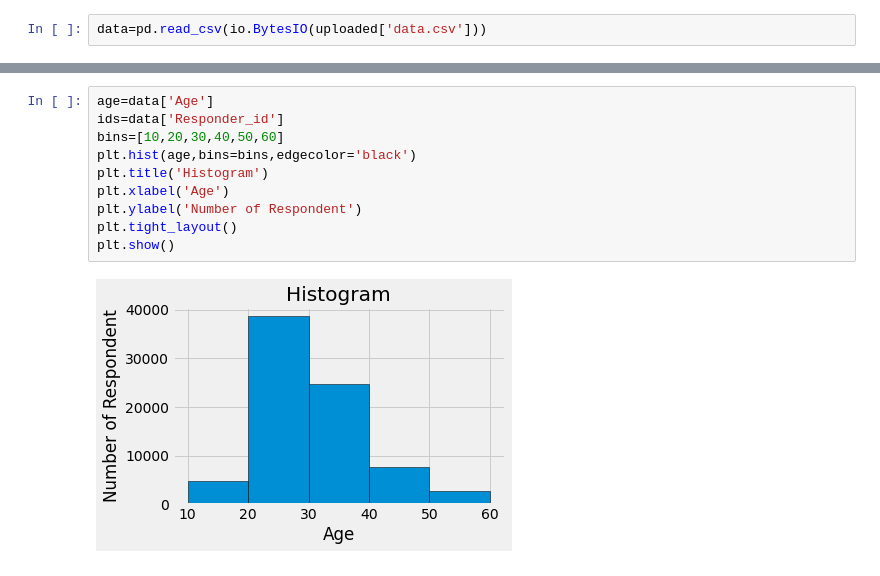
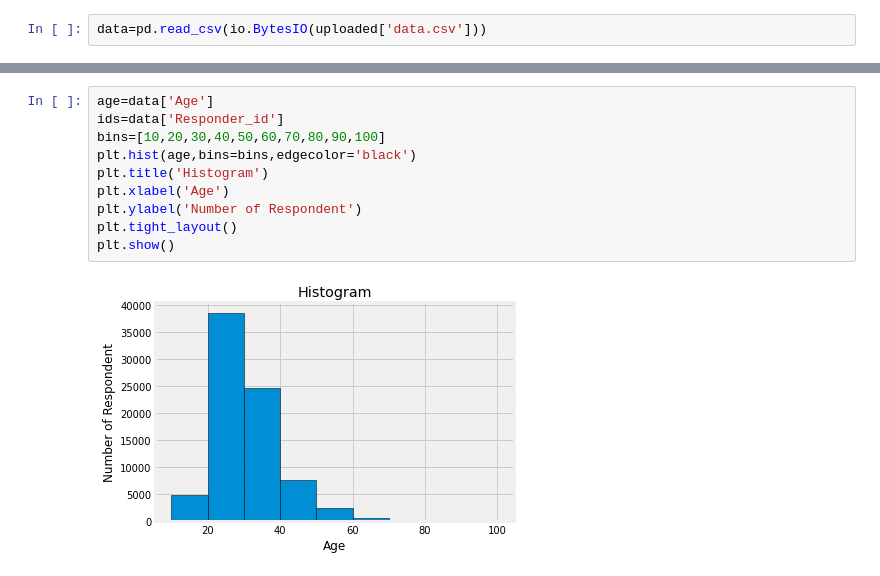
Before and after one commit to DataCrusade1999/Python, a Jupyter notebook: Matplotlib(Colab1).ipynb, the cells around one changed output, grey strips where cells are left out. Cells and saved outputs as stored; diff of their text form.

```diff
--- a/Matplotlib(Colab1).ipynb
+++ b/Matplotlib(Colab1).ipynb
@@ -62,12 +62,12 @@ plt.show()
 # %%
 age=data['Age']
 ids=data['Responder_id']
-bins=[10,20,30,40,50,60]
+bins=[10,20,30,40,50,60,70,80,90,100]
 plt.hist(age,bins=bins,edgecolor='black')
 plt.title('Histogram')
 plt.xlabel('Age')
 plt.ylabel('Number of Respondent')
 plt.tight_layout()
 plt.show()
 # %% [output]
-[figure, old version]
+[figure, new version]
```
Also changed, not shown: parts of 2 cells of this notebook.
